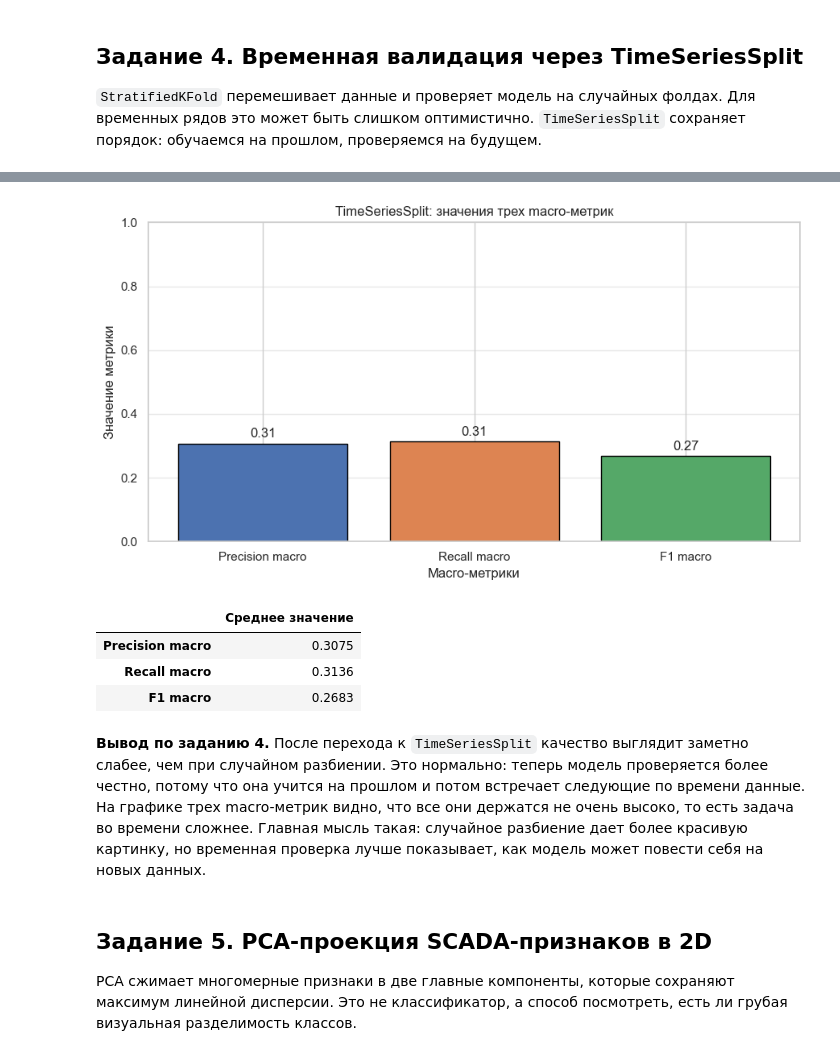
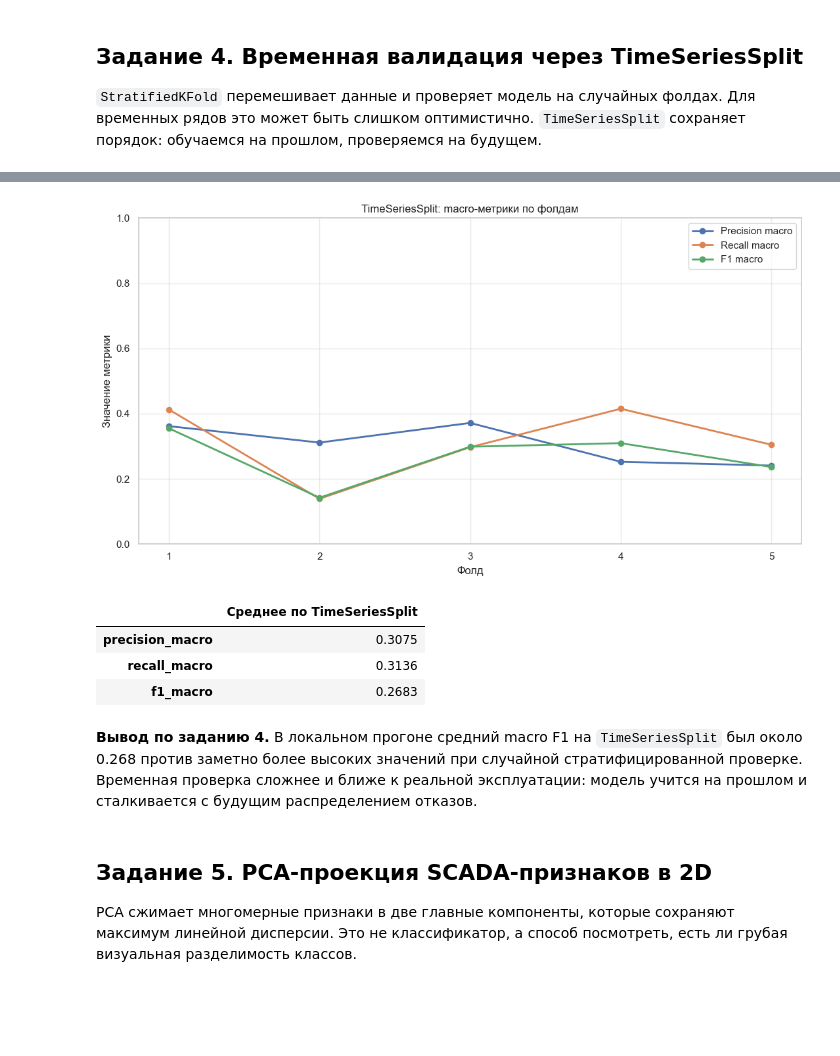
Before and after one commit to perfomaster/Alternative-energy-systems, a Jupyter notebook: my collabs/part1/Wind_Turbine_Litvinenko.ipynb, the cells around one changed output, grey strips where cells are left out. Drawn from its saved outputs; the diff is of its cells as text; code cells hidden in the pictures; blank space fills up the shorter version.

```diff
--- a/my collabs/part1/Wind_Turbine_Practical_Tasks_RU_ML.ipynb
+++ b/my collabs/part1/Wind_Turbine_Litvinenko.ipynb
@@ -456,37 +434,28 @@ fold 5: train={'NF': 286, 'EF': 210, 'FF': 114, 'AF': 73, 'GF': 19, 'MF': 13} |
-# %%
-# График значений трех macro-метрик для TimeSeriesSplit
-macro_cols = ["precision_macro", "recall_macro", "f1_macro"]
-macro_means = ts_result[macro_cols].mean().rename({
-    "precision_macro": "Precision macro",
-    "recall_macro": "Recall macro",
-    "f1_macro": "F1 macro",
-})
-
-fig, ax = plt.subplots(figsize=(9, 5))
-bars = ax.bar(
-    macro_means.index,
-    macro_means.values,
-    color=["#4c72b0", "#dd8452", "#55a868"],
-    edgecolor="black",
-)
-ax.bar_label(bars, fmt="%.2f", padding=3)
-ax.set_title("TimeSeriesSplit: значения трех macro-метрик")
-ax.set_xlabel("Macro-метрики")
-ax.set_ylabel("Значение метрики")
-ax.set_ylim(0, 1.0)
-ax.grid(True, axis="y", alpha=0.45)
-plt.tight_layout()
-plt.show()
-
-macro_means.to_frame("Среднее значение").round(4)
-# %% [output]
-[figure, removed]
-|  | Среднее значение |
-| Precision macro | 0.3075 |
-| Recall macro | 0.3136 |
-| F1 macro | 0.2683 |
+# %%
+# График трех macro-метрик по фолдам TimeSeriesSplit
+macro_cols = ["precision_macro", "recall_macro", "f1_macro"]
+macro_by_fold = ts_result.set_index("fold")[macro_cols]
+
+ax = macro_by_fold.plot(marker="o", figsize=(11, 6), linewidth=2)
+ax.set_title("TimeSeriesSplit: macro-метрики по фолдам")
+ax.set_xlabel("Фолд")
+ax.set_ylabel("Значение метрики")
+ax.set_ylim(0, 1.0)
+ax.grid(True, alpha=0.45)
+ax.legend(["Precision macro", "Recall macro", "F1 macro"])
+plt.xticks(macro_by_fold.index)
+plt.tight_layout()
+plt.show()
+
+macro_by_fold.mean().rename("Среднее по TimeSeriesSplit").to_frame().round(4)
+# %% [output]
+[figure, added]
+|  | Среднее по TimeSeriesSplit |
+| precision_macro | 0.3075 |
+| recall_macro | 0.3136 |
+| f1_macro | 0.2683 |
 # %% [markdown]
-**Вывод по заданию 4.** После перехода к `TimeSeriesSplit` качество выглядит заметно слабее, чем при случайном разбиении. Это нормально: теперь модель проверяется более честно, потому что она учится на прошлом и потом встречает следующие по времени данные. На графике трех macro-метрик видно, что все они держатся не очень высоко, то есть задача во времени сложнее. Главная мысль такая: случайное разбиение дает более красивую картинку, но временная проверка лучше показывает, как модель может повести себя на новых данных.
+**Вывод по заданию 4.** В локальном прогоне средний macro F1 на `TimeSeriesSplit` был около 0.268 против заметно более высоких значений при случайной стратифицированной проверке. Временная проверка сложнее и ближе к реальной эксплуатации: модель учится на прошлом и сталкивается с будущим распределением отказов.
 # %% [markdown]
 ## Задание 5. PCA-проекция SCADA-признаков в 2D
 
```
Also changed, not shown: parts of 11 cells of this notebook.
